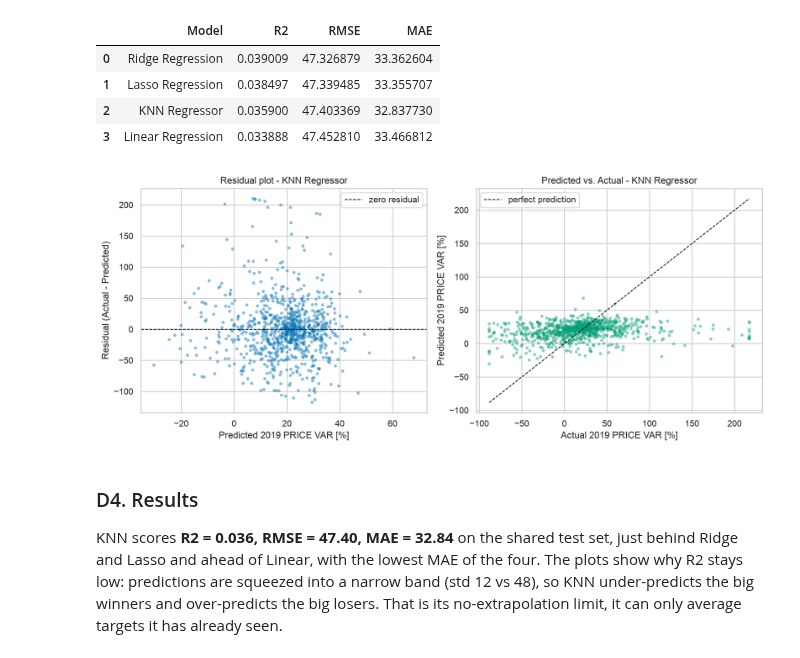
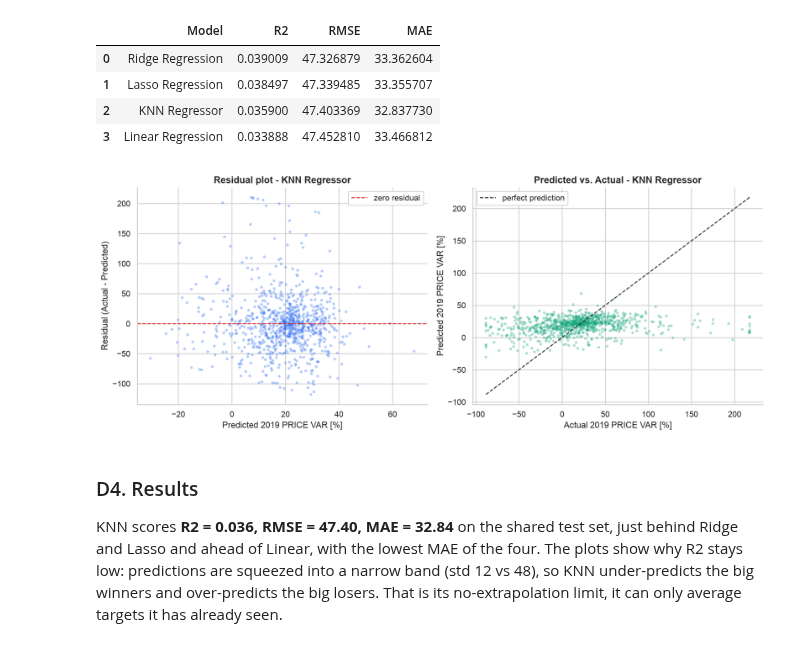
Before and after one commit to DominicKarolPeter/ML-Capstone_project, a Jupyter notebook: notebooks/regression.ipynb, the cells around one changed output. Cells and saved outputs as stored; diff of their text form; code cells hidden in the pictures.

Commit message:
Upgrade KNN and GBR figures to 300 dpi with polished styling

```diff
--- a/notebooks/regression.ipynb
+++ b/notebooks/regression.ipynb
@@ -489,35 +489,34 @@ KNN 5-fold CV R2 = 0.0421 (+/- 0.0161)
 # %%
 #residuals and predicted vs actual on the test set
 import os
 knn_resid = y_test.values - knn_preds
 
-fig, axes = plt.subplots(1, 2, figsize=(12, 5), dpi=200)
+fig, axes = plt.subplots(1, 2, figsize=(13, 5.2), dpi=200)
 
-axes[0].scatter(knn_preds, knn_resid, alpha=0.45, s=16, edgecolor='none',
-                color=sns.color_palette('colorblind')[0])
-axes[0].axhline(0, color='black', linewidth=1, linestyle='--', label='zero residual')
+axes[0].scatter(knn_preds, knn_resid, s=14, alpha=0.35, color='#2f6df6', edgecolor='none')
+axes[0].axhline(0, color='#d33', lw=1.3, ls='--', label='zero residual')
+axes[0].set_title('Residual plot - KNN Regressor', fontsize=13, fontweight='bold')
 axes[0].set_xlabel('Predicted 2019 PRICE VAR [%]')
 axes[0].set_ylabel('Residual (Actual - Predicted)')
-axes[0].set_title('Residual plot - KNN Regressor')
-axes[0].legend(loc='upper right')
+axes[0].legend(frameon=True, framealpha=0.9, loc='upper right')
 
-axes[1].scatter(y_test, knn_preds, alpha=0.45, s=16, edgecolor='none',
-                color=sns.color_palette('colorblind')[2])
+axes[1].scatter(y_test, knn_preds, s=14, alpha=0.35, color='#12a67a', edgecolor='none')
 lims = [min(y_test.min(), knn_preds.min()), max(y_test.max(), knn_preds.max())]
-axes[1].plot(lims, lims, color='black', linewidth=1, linestyle='--', label='perfect prediction')
+axes[1].plot(lims, lims, color='#333', lw=1.3, ls='--', label='perfect prediction')
+axes[1].set_title('Predicted vs. Actual - KNN Regressor', fontsize=13, fontweight='bold')
 axes[1].set_xlabel('Actual 2019 PRICE VAR [%]')
 axes[1].set_ylabel('Predicted 2019 PRICE VAR [%]')
-axes[1].set_title('Predicted vs. Actual - KNN Regressor')
-axes[1].legend(loc='upper left')
+axes[1].legend(frameon=True, framealpha=0.9, loc='upper left')
+
+for ax in axes:
+    sns.despine(ax=ax)
 
 plt.tight_layout()
-
-#save just my plot under figures/<model name>/ (teammate plots left alone)
 os.makedirs('figures/KNN Regressor', exist_ok=True)
-plt.savefig('figures/KNN Regressor/residual_and_predicted_vs_actual.png', dpi=200, bbox_inches='tight')
+plt.savefig('figures/KNN Regressor/residual_and_predicted_vs_actual.png', dpi=300, bbox_inches='tight')
 plt.show()
 # %% [output]
-[figure, old version]
+[figure, new version]
 # %% [markdown]
 ### D4. Results
 
```
Also changed, not shown: parts of 2 cells of this notebook, 3 other files.
